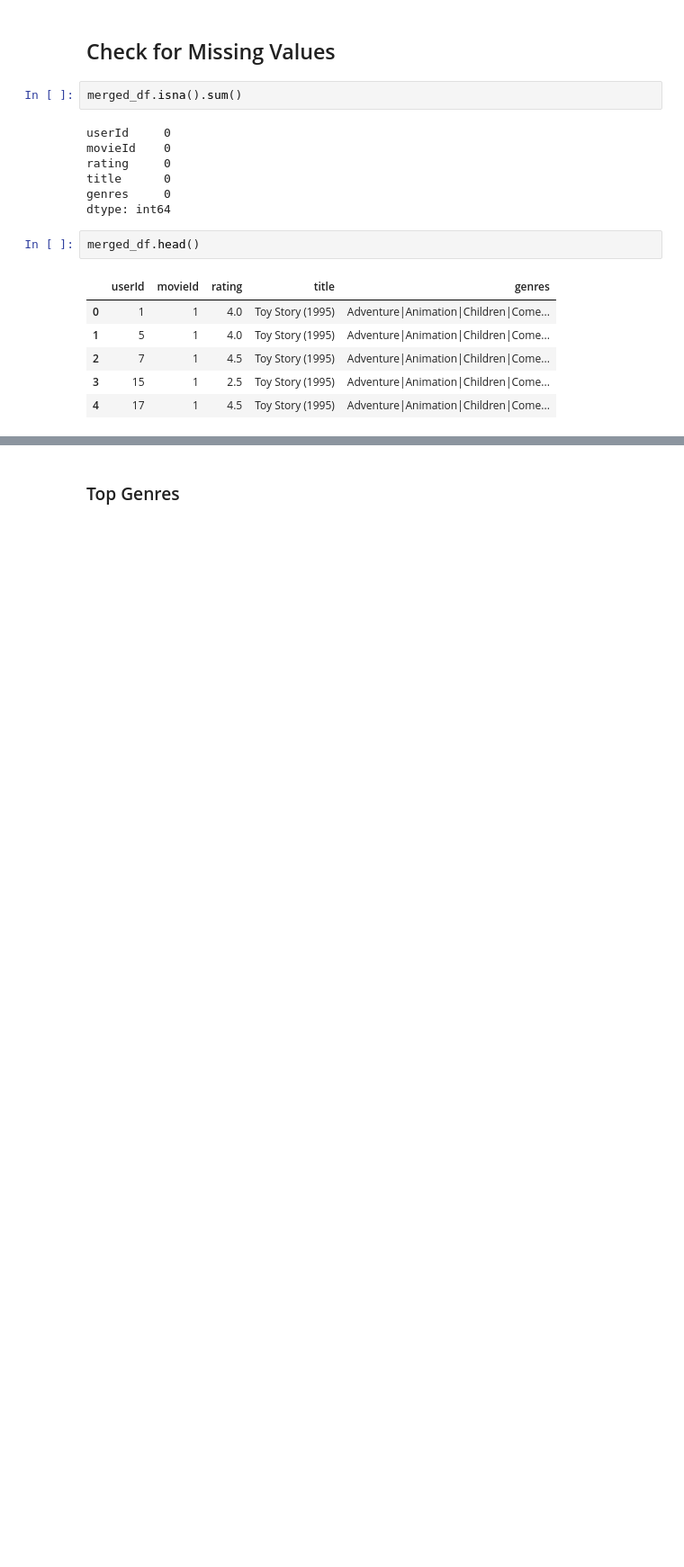
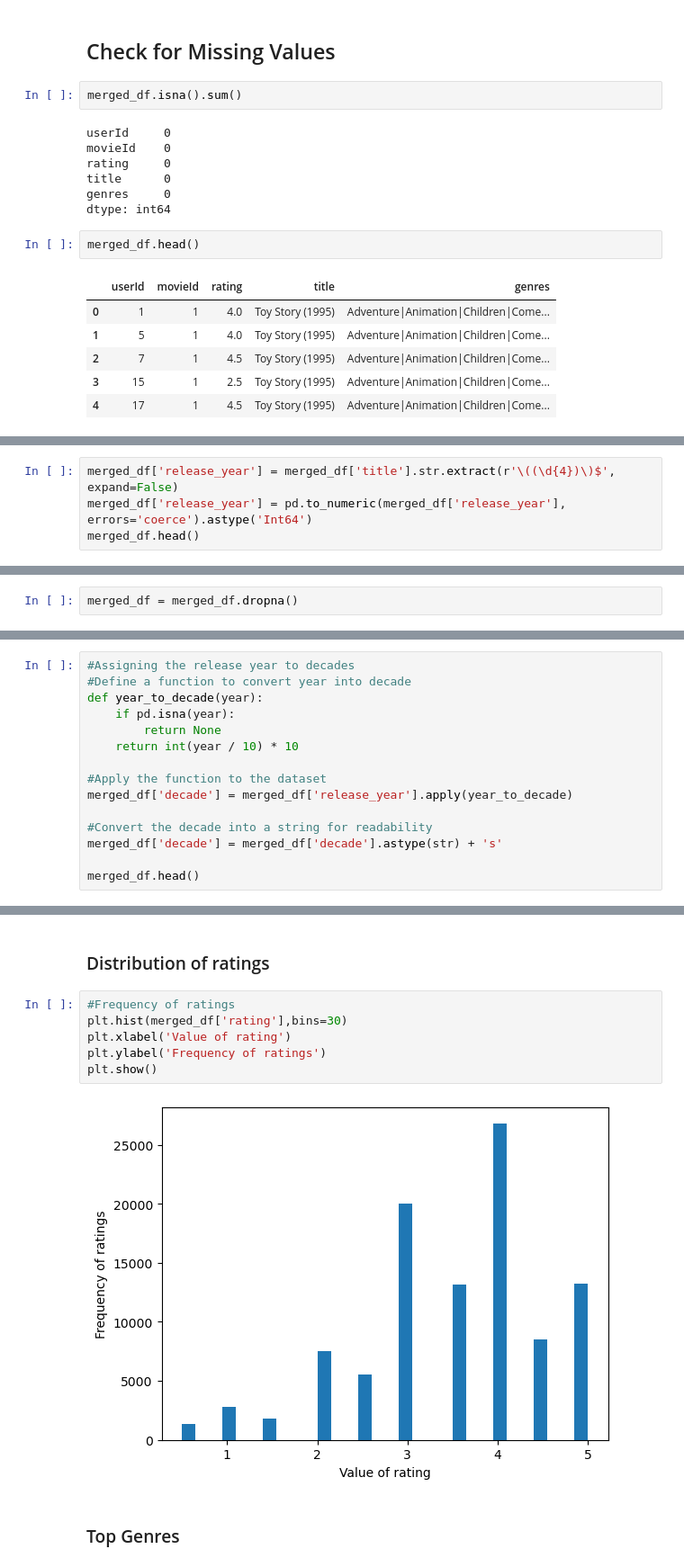
Before and after one commit to Rgmoogachiri/DSC-phase-4-project, a Jupyter notebook: movie.ipynb, the cells around one changed output, grey strips where cells are left out. Shown: that part at 90% size. Saved outputs shown, nothing was run; the diff lists cells and outputs as text; blank space fills up the shorter version.

```diff
--- a/movie.ipynb
+++ b/movie.ipynb
@@ -415,0 +423,4 @@ merged_df.head()
+# %%
+merged_df['release_year'] = merged_df['title'].str.extract(r'\((\d{4})\)$', expand=False)
+merged_df['release_year'] = pd.to_numeric(merged_df['release_year'], errors='coerce').astype('Int64')
+merged_df.head()
@@ -415,0 +458,2 @@ merged_df.head()
+# %%
+merged_df = merged_df.dropna()
@@ -415,0 +470,15 @@ merged_df.head()
+# %%
+#Assigning the release year to decades
+#Define a function to convert year into decade
+def year_to_decade(year):
+    if pd.isna(year):
+        return None
+    return int(year / 10) * 10
+
+#Apply the function to the dataset
+merged_df['decade'] = merged_df['release_year'].apply(year_to_decade)
+
+#Convert the decade into a string for readability
+merged_df['decade'] = merged_df['decade'].astype(str) + 's'
+
+merged_df.head()
@@ -418,2 +506,12 @@ merged_df.head()
+# %% [markdown]
+### Distribution of ratings
+# %%
+#Frequency of ratings
+plt.hist(merged_df['rating'],bins=30)
+plt.xlabel('Value of rating')
+plt.ylabel('Frequency of ratings')
+plt.show()
+# %% [output]
+[figure, added]
 # %% [markdown]
 ### Top Genres
```
Also changed, not shown: parts of 72 cells of this notebook.
